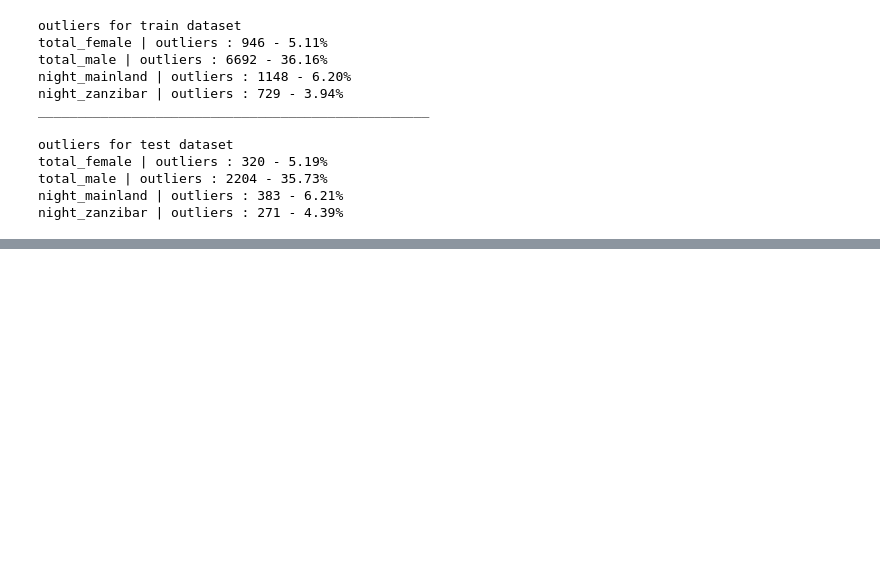
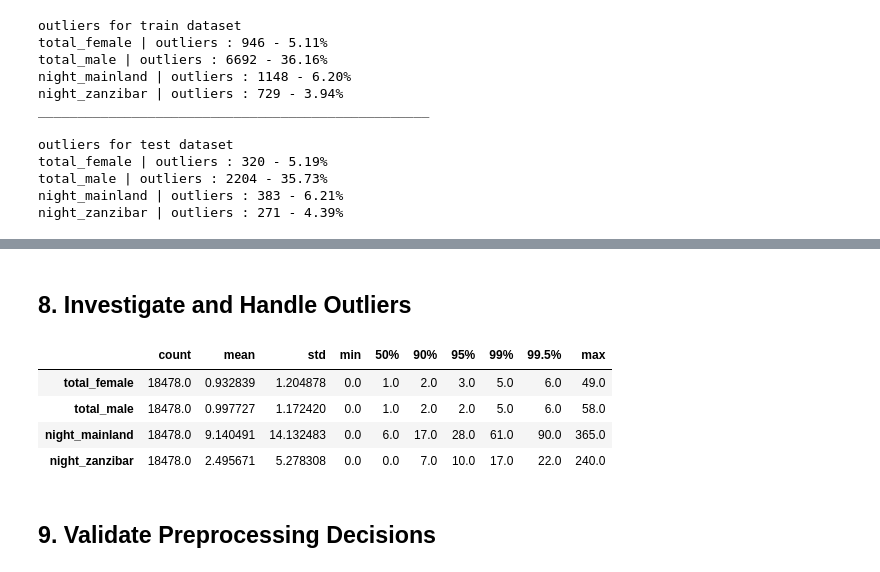
Before and after one commit to kareem0088/tanzania-tourism-classification, a Jupyter notebook: notebooks/02_data_preprocessing.ipynb, the cells around one changed output, grey strips where cells are left out. Cells and saved outputs as stored; diff of their text form; code cells hidden in the pictures; blank space fills up the shorter version.

```diff
--- a/notebooks/02_data_preprocessing.ipynb
+++ b/notebooks/02_data_preprocessing.ipynb
@@ -211,0 +442,2 @@ night_zanzibar | outliers : 271 - 4.39%
+# %%
+train_df = train_df.dropna()
@@ -211,0 +746,9 @@ night_zanzibar | outliers : 271 - 4.39%
+# %%
+train_df['country'] = train_df['country'].replace({
+    'UNITED ARAB EMIRATES':'UAE',
+    'BULGARIA' : 'BURGARIA'
+})
+test_df['country'] = test_df['country'].replace({
+    'UAE':'UNITED ARAB EMIRATES',
+    'BURGARIA':'BULGARIA'
+})
@@ -211,0 +774,3 @@ night_zanzibar | outliers : 271 - 4.39%
+# %%
+train_df['main_activity'] = train_df['main_activity'].replace({'Widlife Tourism':'Wildlife Tourism'})
+test_df['main_activity'] = test_df['main_activity'].replace({'Widlife Tourism':'Wildlife Tourism'})
@@ -211,0 +805,12 @@ night_zanzibar | outliers : 271 - 4.39%
+# %% [markdown]
+## 8. Investigate and Handle Outliers
+# %%
+train_df[NUMERIC_COLS].describe(percentiles=[0.90, 0.95, 0.99, 0.995]).T
+# %% [output]
+|  | count | mean | std | min | 50% | 90% | 95% | 99% | 99.5% | max |
+| total_female | 18478.0 | 0.932839 | 1.204878 | 0.0 | 1.0 | 2.0 | 3.0 | 5.0 | 6.0 | 49.0 |
+| total_male | 18478.0 | 0.997727 | 1.172420 | 0.0 | 1.0 | 2.0 | 2.0 | 5.0 | 6.0 | 58.0 |
+| night_mainland | 18478.0 | 9.140491 | 14.132483 | 0.0 | 6.0 | 17.0 | 28.0 | 61.0 | 90.0 | 365.0 |
+| night_zanzibar | 18478.0 | 2.495671 | 5.278308 | 0.0 | 0.0 | 7.0 | 10.0 | 17.0 | 22.0 | 240.0 |
+# %% [markdown]
+## 9. Validate Preprocessing Decisions
```
Also changed, not shown: parts of 59 cells of this notebook.
